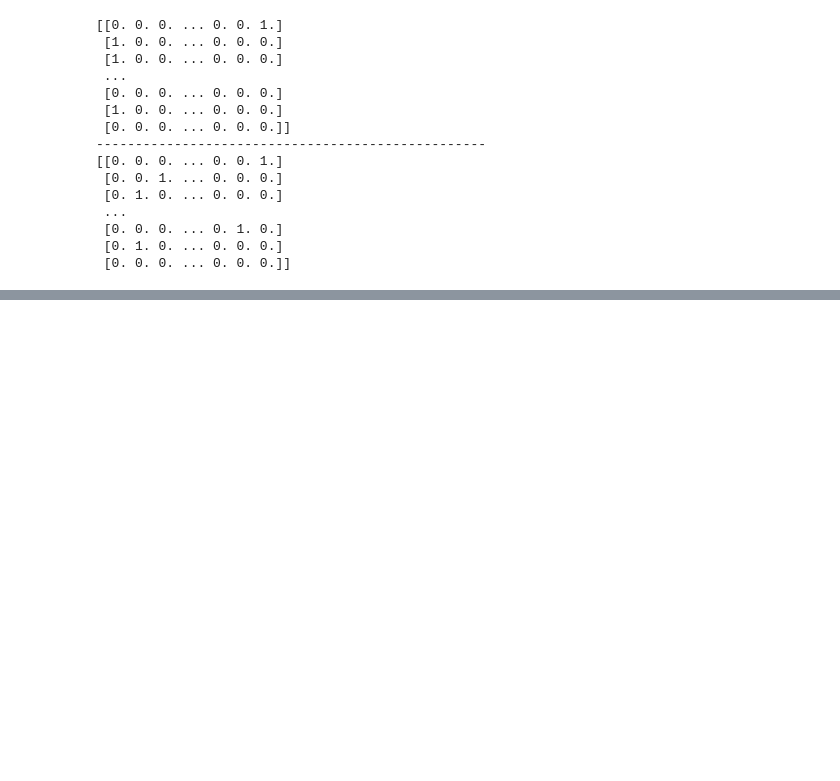
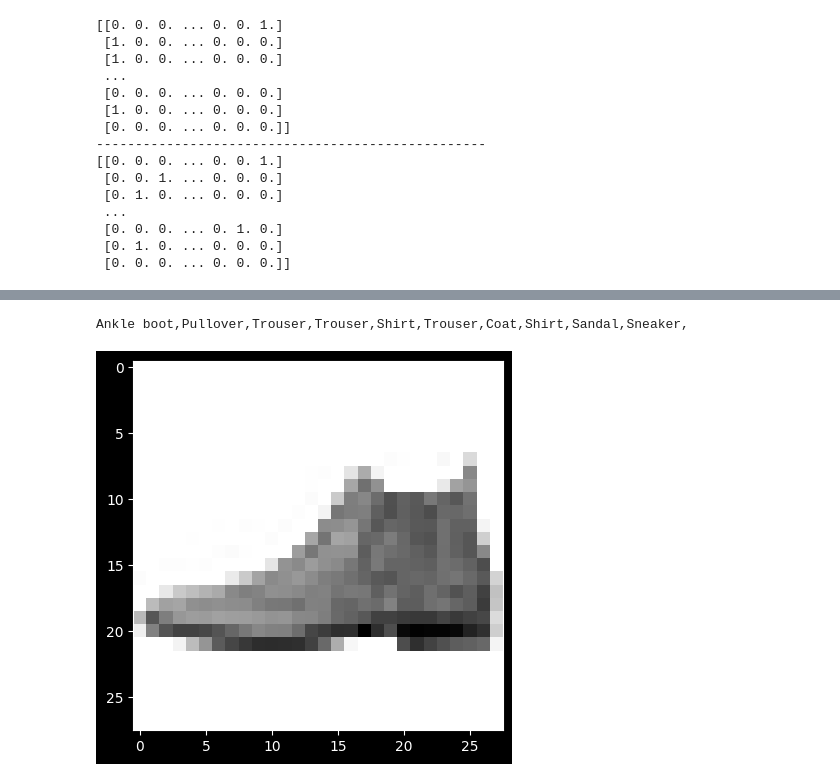
Before and after one commit to 07subhadip/CNN-Projects, a Jupyter notebook: fashion-mnist-fnn-model.ipynb, the cells around one changed output, grey strips where cells are left out. Cells and saved outputs as stored; diff of their text form; code cells hidden in the pictures; blank space fills up the shorter version.

```diff
--- a/fashion-mnist-fnn-model.ipynb
+++ b/fashion-mnist-fnn-model.ipynb
@@ -342,0 +439,10 @@ plt.show()
+# %%
+for i in range(10):
+    print(class_names[predictions[i]], end = ",")
+# %% [output]
+Ankle boot,Pullover,Trouser,Trouser,Shirt,Trouser,Coat,Shirt,Sandal,Sneaker,
+# %%
+plt.imshow(X_test_normalized[0].reshape((IMAGE_WIDTH, IMAGE_HEIGHT)), cmap = plt.cm.binary)
+plt.show()
+# %% [output]
+[figure, added]
```
Also changed, not shown: parts of 19 cells of this notebook.
